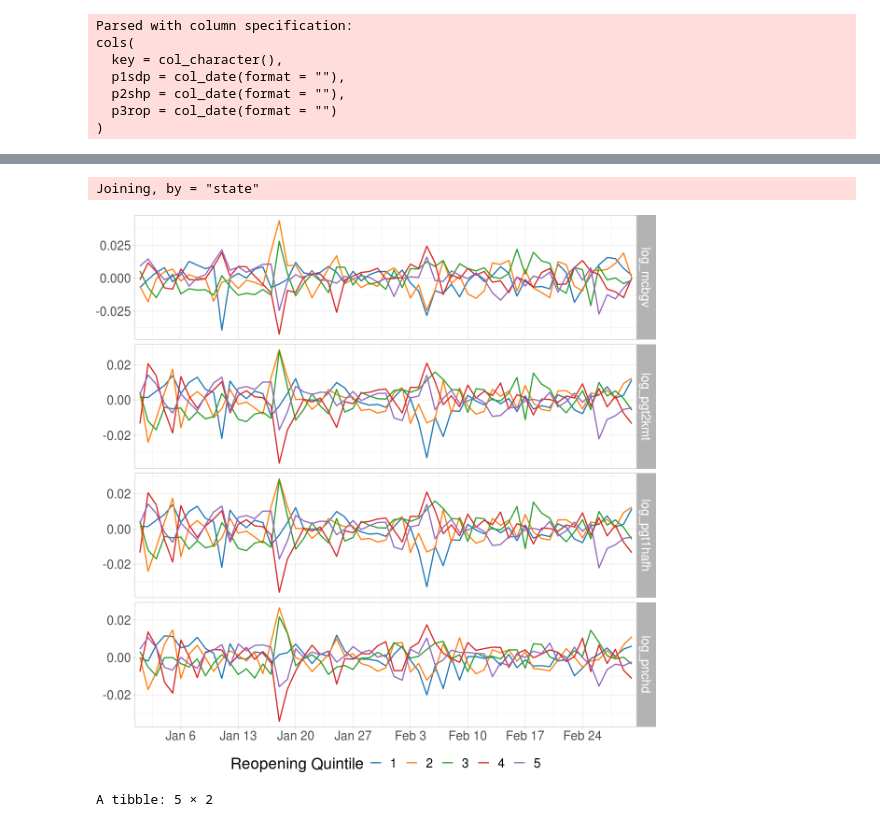
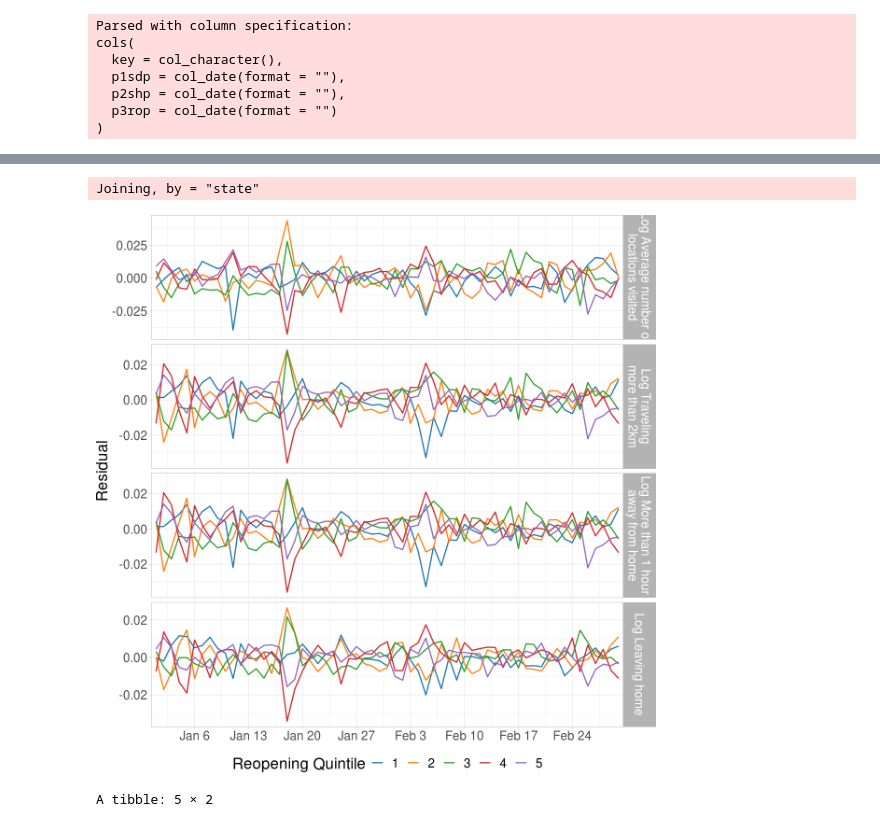
Before and after one commit to mfzhao/covid_peerfx_reopening, a Jupyter notebook: paper_code/4-main_DiD_parallel_trends.ipynb, the cells around one changed output, grey strips where cells are left out. Saved outputs shown, nothing was run; the diff lists cells and outputs as text; code cells hidden in the pictures.

```diff
--- a/paper_code/4-main_DiD_parallel_trends.ipynb
+++ b/paper_code/4-main_DiD_parallel_trends.ipynb
@@ -55,6 +66,11 @@ cns
 dvs <- c('log_mcbgv', 'log_pgt2kmt', 'log_pgt1hafh', 'log_pnchd')
 # %%
 options(repr.plot.width=10, repr.plot.height=10)
+
+pn <- c('log_mcbgv'    = 'Log Average number of\nlocations visited',
+        'log_pgt2kmt'  = 'Log Traveling\nmore than 2km',
+        'log_pgt1hafh' = 'Log More than 1 hour\naway from home',
+        'log_pnchd'    = 'Log Leaving home')
 
 policy %>%
     mutate(state = str_sub(key, 1, 2)) %>%
@@ -68,38 +84,40 @@ rq %>%
     select(-p3rop) %>%
     inner_join(df %>%
                mutate(state = str_sub(key, 1, 2))) %>%
     filter(date <= as.Date('2020-03-01')) %>%
     group_by(date, q) %>%
     mutate(w = n/sum(n)) %>%
     summarize(log_mcbgv    = sum(log_mcbgv * w),
               log_pgt2kmt  = sum(log_pgt1hafh * w),
               log_pgt1hafh = sum(log_pgt1hafh * w),
               log_pnchd    = sum(log_pnchd * w)) -> temp
 
 temp %>%
     ungroup() %>%
     mutate_at(vars(matches('log')), function(x) felm(x ~ 0 | q + date, temp)$resid) %>%
     gather(key = 'dv', value = 'value', -date, -q) %>%
     mutate(dv = factor(dv, levels = c('log_mcbgv', 'log_pgt2kmt', 'log_pgt1hafh', 'log_pnchd'))) %>%
     ggplot(aes(x = date, y = value, color = as.factor(q))) +
     geom_line(size = .75) +
-    facet_grid(dv ~ ., scales = 'free') +
+    facet_grid(dv ~ ., scales = 'free', labeller = as_labeller(pn)) +
     scale_color_d3() +
+    ylab('Residual') +
     labs(color = 'Reopening Quintile') +
     scale_x_date(date_breaks = '1 week',
                  lim = c(as.Date('2020-01-01'), as.Date('2020-03-01')),
                  labels = date_format("%b %-d"),
                  expand = c(0.01, 0.01)) +
     theme_light() +
     theme(text = element_text(size = 20),
-          axis.title = element_blank(),
+          axis.title.x = element_blank(),
           legend.position = 'bottom',
           plot.margin = unit(c(0, 0, 0, 0), "in")) -> pt_did
-p
-ggsave('~/si_plots/pt_did.pdf', pt_did, device = 'pdf', width = 6.5, height = 4, scale = 2)
+
+pt_did
+ggsave('~/SI_plots/pt_did.pdf', pt_did, device = 'pdf', width = 6.5, height = 6.5, scale = 2)
 # %% [output]
 Joining, by = "state"
-[figure, old version]
+[figure, new version]
 # %%
 rq %>%
     group_by(q) %>%
```
Also changed, not shown: parts of 4 cells of this notebook, 5 other files.
